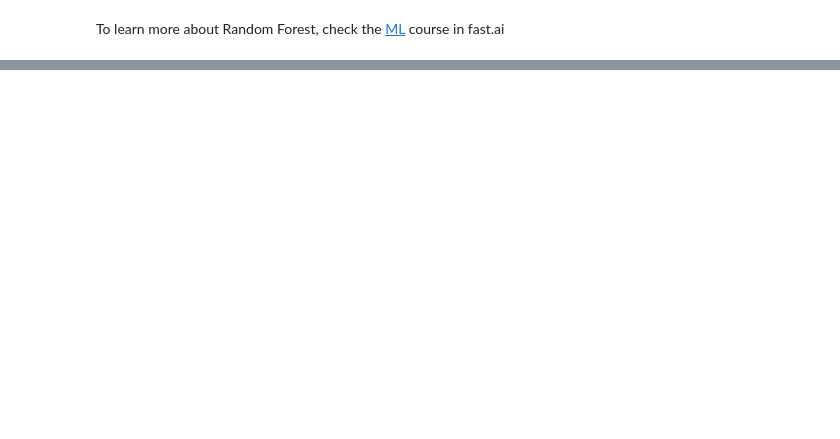
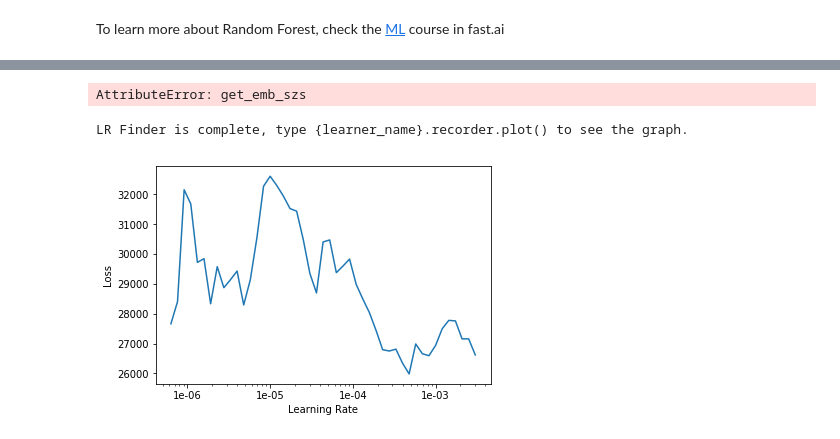
Before and after one commit to tcapelle/python_ines, a Jupyter notebook: Intro.ipynb, the cells around one changed output, grey strips where cells are left out. Cells and saved outputs as stored; diff of their text form; code cells hidden in the pictures; blank space fills up the shorter version.

```diff
--- a/Intro.ipynb
+++ b/Intro.ipynb
@@ -430,0 +571,27 @@ To learn more about Random Forest, check the [ML](https://course.fast.ai/ml.html
+# %%
+dep_var = 'dcPower'
+cat_names = []
+cont_names = ['cell_temp', 'amb_temp', 'irradiance']
+
+procs = [FillMissing, Normalize]
+
+data = (ItemList.from_df(data_df, cat_names=cat_names, cont_names=cont_names, procs=procs)
+        .split_by_idx(idx_val)
+        .label_from_df(cols=dep_var, label_cls=FloatList)
+        .databunch(bs=16)
+       )
+
+y_range = data_df.dcPower.max()
+# %%
+learn = tabular_learner(data, layers=[1000,500], ps=[0.001,0.01],
+                        y_range=y_range, metrics=exp_rmspe)
+# %% [output]
+AttributeError: get_emb_szs
+# %%
+learn.lr_find()
+# %% [output]
+LR Finder is complete, type {learner_name}.recorder.plot() to see the graph.
+# %%
+learn.recorder.plot()
+# %% [output]
+[figure, added]
```
Also changed, not shown: parts of 34 cells of this notebook, 2 other files.
